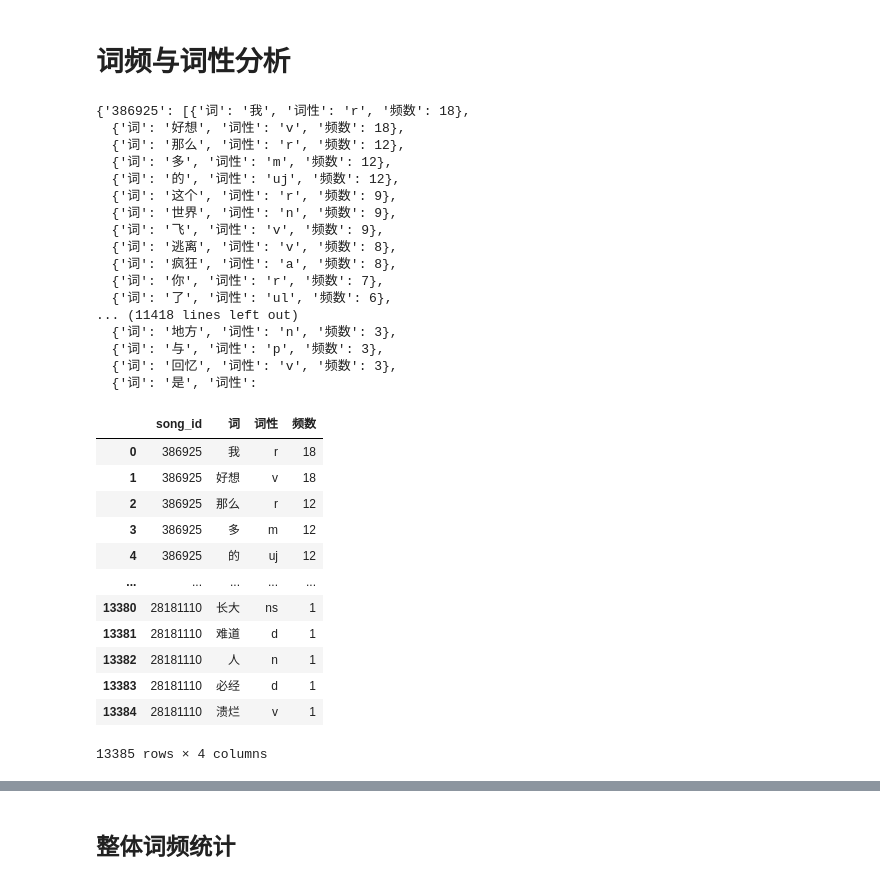
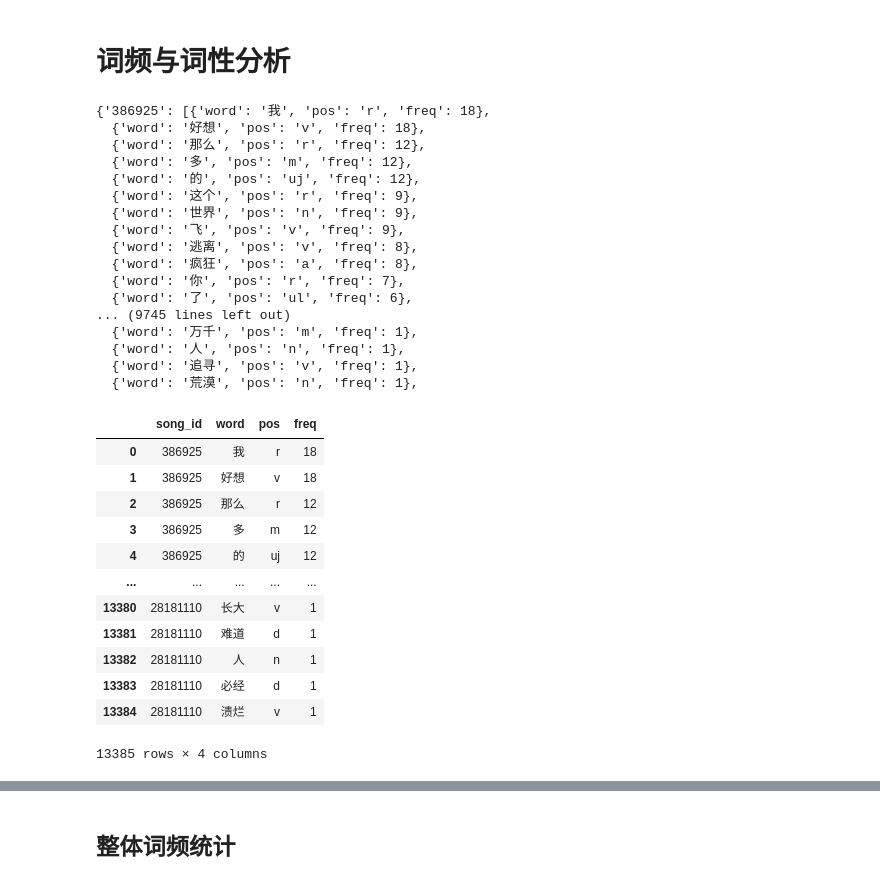
Before and after one commit to Kofi-W/net_charts, a Jupyter notebook: songs/mayday/data_crawler.ipynb, the cells around one changed output, grey strips where cells are left out. Drawn from its saved outputs; the diff is of its cells as text; code cells hidden in the pictures.

Commit message:
word_graph_data

```diff
--- a/songs/mayday/data_crawler.ipynb
+++ b/songs/mayday/data_crawler.ipynb
@@ -80,5 +80,8 @@ Name: count, Length: 140, dtype: int64
 # %%
-df_unique = df_raw.drop_duplicates(subset='song_name', keep='first').copy()
+# 清除song_name中的标点符号
+# 完全抹除标点和其周围的所有空格
+df_raw['song_name_fixed'] = df_raw['song_name'].str.replace(r'\s*[^\w\s]\s*|_', '', regex=True).str.strip()
+df_unique = df_raw.drop_duplicates(subset='song_name_fixed', keep='first').copy()
 df_unique['song_name'] = df_unique['song_name'].astype(str)
 df_unique
 # %% [output]
@@ -254,6 +257,11 @@ for index, row in df_unique.iterrows():
         time.sleep(2)
 # %% [markdown]
 # 词频与词性分析
+# %%
+word_to_fix = {
+    '阮': 'r',
+    '袂': 'v'
+}
 # %%
 def process_lyrics_with_jieba(text):
     # 1. 词性标注与分词
@@ -266,7 +274,10 @@ def process_lyrics_with_jieba(text):
     for word, pos in words_with_pos:
         # 排除标点符号（x表示标点）及空白字符
         if pos != 'x' and len(word.strip()) > 0:
-            filtered_data.append((word, pos))
+            if word in word_to_fix:
+                filtered_data.append((word, word_to_fix[word]))
+            else:
+                filtered_data.append((word, pos))
 
     # 3. 统计词频
     word_counts = Counter([item[0] for item in filtered_data])
@@ -279,9 +290,9 @@ def process_lyrics_with_jieba(text):
     sorted_results = []
     for word, count in word_counts.most_common():
         sorted_results.append({
-            "词": word,
-            "词性": word_pos_map[word],
-            "频数": count
+            "word": word,
+            "pos": word_pos_map[word],
+            "freq": count # 词频
         })
 
     return sorted_results
@@ -296,48 +307,48 @@ for i in lyric_data:
         lyric_words_dict[i['song_id']] = process_lyrics_with_jieba(i['歌词'])
 lyric_words_dict
 # %% [output]
-{'386925': [{'词': '我', '词性': 'r', '频数': 18},
-  {'词': '好想', '词性': 'v', '频数': 18},
-  {'词': '那么', '词性': 'r', '频数': 12},
-  {'词': '多', '词性': 'm', '频数': 12},
-  {'词': '的', '词性': 'uj', '频数': 12},
-  {'词': '这个', '词性': 'r', '频数': 9},
-  {'词': '世界', '词性': 'n', '频数': 9},
-  {'词': '飞', '词性': 'v', '频数': 9},
-  {'词': '逃离', '词性': 'v', '频数': 8},
-  {'词': '疯狂', '词性': 'a', '频数': 8},
-  {'词': '你', '词性': 'r', '频数': 7},
-  {'词': '了', '词性': 'ul', '频数': 6},
-... (11418 lines left out)
-  {'词': '地方', '词性': 'n', '频数': 3},
-  {'词': '与', '词性': 'p', '频数': 3},
-  {'词': '回忆', '词性': 'v', '频数': 3},
-  {'词': '是', '词性':
+{'386925': [{'word': '我', 'pos': 'r', 'freq': 18},
+  {'word': '好想', 'pos': 'v', 'freq': 18},
+  {'word': '那么', 'pos': 'r', 'freq': 12},
+  {'word': '多', 'pos': 'm', 'freq': 12},
+  {'word': '的', 'pos': 'uj', 'freq': 12},
+  {'word': '这个', 'pos': 'r', 'freq': 9},
+  {'word': '世界', 'pos': 'n', 'freq': 9},
+  {'word': '飞', 'pos': 'v', 'freq': 9},
+  {'word': '逃离', 'pos': 'v', 'freq': 8},
+  {'word': '疯狂', 'pos': 'a', 'freq': 8},
+  {'word': '你', 'pos': 'r', 'freq': 7},
+  {'word': '了', 'pos': 'ul', 'freq': 6},
+... (9745 lines left out)
+  {'word': '万千', 'pos': 'm', 'freq': 1},
+  {'word': '人', 'pos': 'n', 'freq': 1},
+  {'word': '追寻', 'pos': 'v', 'freq': 1},
+  {'word': '荒漠', 'pos': 'n', 'freq': 1},
 # %%
 rows = []
 for song_id, word_list in lyric_words_dict.items():
     for item in word_list:
         # 创建新字典，保留原始数据并加入歌曲ID列
         new_row = {
             'song_id': song_id,
-            '词': item['词'],
-            '词性': item['词性'],
-            '频数': item['频数']
+            'word': item['word'],
+            'pos': item['pos'],
+            'freq': item['freq']
         }
         rows.append(new_row)
 
 # 3. 转换为 DataFrame
 df_word = pd.DataFrame(rows)
 df_word
 # %% [output]
-|  | song_id | 词 | 词性 | 频数 |
+|  | song_id | word | pos | freq |
 | 0 | 386925 | 我 | r | 18 |
 | 1 | 386925 | 好想 | v | 18 |
 | 2 | 386925 | 那么 | r | 12 |
 | 3 | 386925 | 多 | m | 12 |
 | 4 | 386925 | 的 | uj | 12 |
 | ... | ... | ... | ... | ... |
-| 13380 | 28181110 | 长大 | ns | 1 |
+| 13380 | 28181110 | 长大 | v | 1 |
 | 13381 | 28181110 | 难道 | d | 1 |
 | 13382 | 28181110 | 人 | n | 1 |
 | 13383 | 28181110 | 必经 | d | 1 |
```
Also changed, not shown: parts of 7 cells of this notebook, 12 other files.
